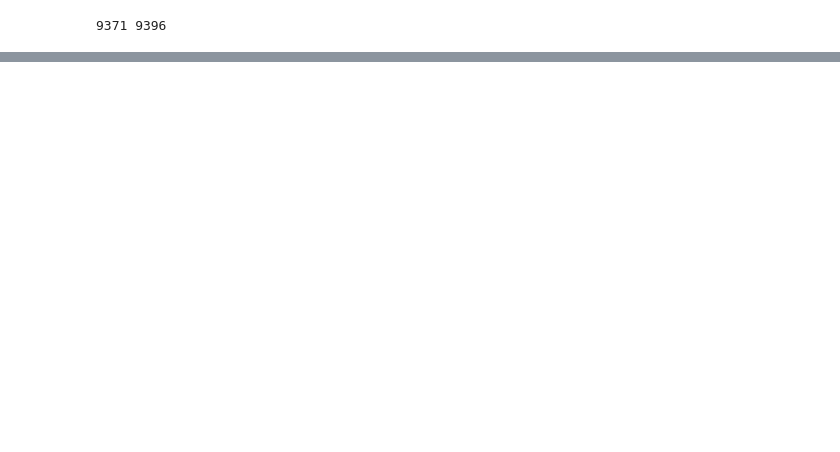
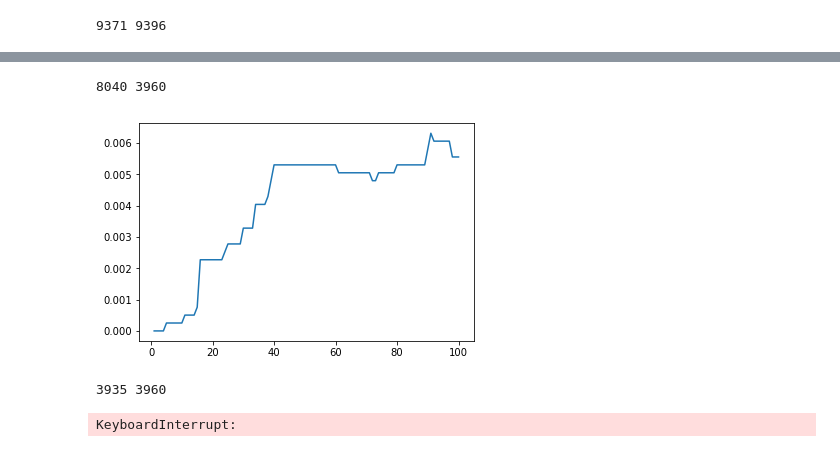
Before and after one commit to mcaballeroguillen/Redes_Neuronales, a Jupyter notebook: Red_Neuronal_1.ipynb, the cells around one changed output, grey strips where cells are left out. Cells and saved outputs as stored; diff of their text form; code cells hidden in the pictures; blank space fills up the shorter version.

```diff
--- a/Red_Neuronal_1.ipynb
+++ b/Red_Neuronal_1.ipynb
@@ -649,3 +541,17 @@ for x in a[1]:
     b.append((l-x)/l)
 pyplot.plot(a[0],b)
 pyplot.show()
+# %%
+ap8=df4[(df4['APGAR5'] == 8)]
+ap9=df4[(df4['APGAR5'] == 9)]
+ap10=df4[(df4['APGAR5'] == 10)]
+ap15=df4[(df4['APGAR5'] == 15)]
+
+ap8_3000= ap8.head(3000)
+ap9_3000= ap9.head(3000)
+ap10_3000= ap10.head(3000)
+ap15_3000= ap15.head(3000)
+
+npd= pd.concat([ap8_3000,ap9_3000,ap10_3000,ap15_3000],ignore_index=True)
+
+npd['APGAR5'].value_counts()
@@ -651,0 +564,8 @@ pyplot.show()
+# %%
+from sklearn import preprocessing
+x = npd.values
+min_max_scaler = preprocessing.MinMaxScaler()
+x_scaled = min_max_scaler.fit_transform(x)
+df = pd.DataFrame(x_scaled)
+print(npd.count())
+print(df.count())
@@ -651,0 +657,57 @@ pyplot.show()
+# %%
+print(len(ytrain),len(ytest))
+# %% [output]
+8040 3960
+# %%
+from matplotlib import pyplot
+fabri = Fabrica()
+capa1 = fabri.crearCapa(15,9) #Capa 3 pereceptrons 9 pesos cada quien
+capa2 = fabri.crearCapa(4,15) #Capa 4 perceptrones 3 pesos cada quien
+
+red1= Red_Neuronal()
+red1.getcapinicial(capa1) #Capa incial.
+red1.getcapfinal(capa2) #Capa final
+red1.enlazar()
+
+train=[xtrain,ytrain]
+test=[xtest,ytest]
+
+a=red1.entrenar(train,100,test)
+
+b=[]
+l= len(xtest)
+for x in a[1]:
+    b.append((l-x)/l)
+pyplot.plot(a[0],b)
+pyplot.show()
+# %% [output]
+[figure, added]
+# %%
+print(min(a[1]),l)
+# %% [output]
+3935 3960
+# %%
+fabri = Fabrica()
+#fabri.getlr(0.3)
+capa2_1 = fabri.crearCapa(10,9) #Capa 6 pereceptrons 9 pesos cada quien
+capa2_2 = fabri.crearCapa(20,10) #Capa 3 perceptrones 6 pesos cada quien
+capa2_3 = fabri.crearCapa(4,20) #Capa 4 perceptrones 3 pesos
+red2= Red_Neuronal()
+red2.getcapinicial(capa2_1) #Capa incial.
+red2.getcapaintermedia(capa2_2) #Capa incial.
+red2.getcapfinal(capa2_3) #Capa final
+red2.enlazar()
+
+train=[xtrain,ytrain]
+test=[xtest,ytest]
+
+a=red2.entrenar(train,500,test)
+
+b=[]
+l= len(xtest)
+for x in a[1]:
+    b.append((l-x)/l)
+pyplot.plot(a[0],b)
+pyplot.show()
+# %% [output]
+KeyboardInterrupt:
```
Also changed, not shown: parts of 16 cells of this notebook.
